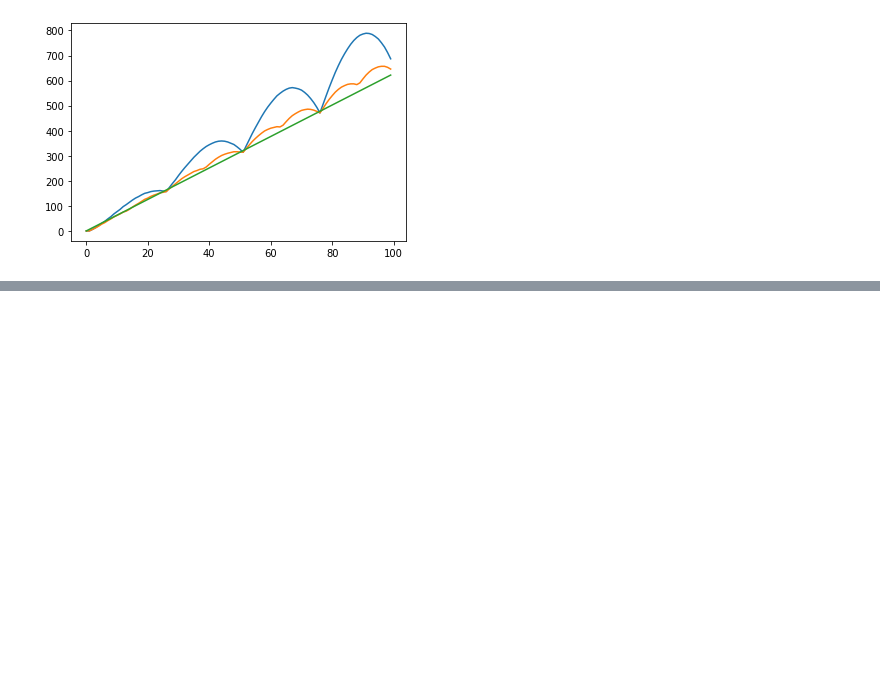
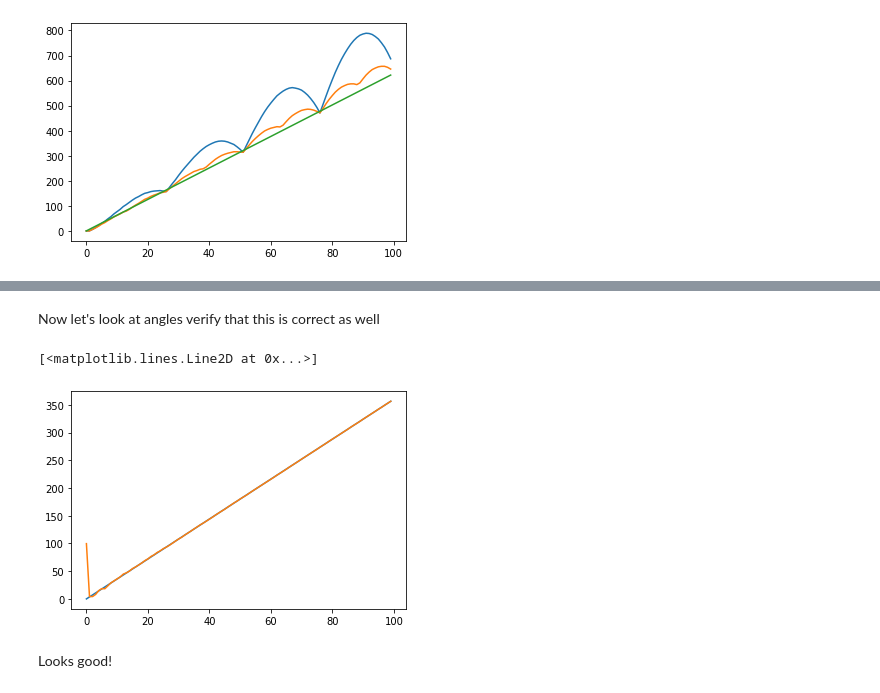
Before and after one commit to newhouseb/alldigitalradio, a Jupyter notebook: research/Trigonometry.ipynb, the cells around one changed output, grey strips where cells are left out. Drawn from its saved outputs; the diff is of its cells as text; code cells hidden in the pictures; blank space fills up the shorter version.

```diff
--- a/research/Trigonometry.ipynb
+++ b/research/Trigonometry.ipynb
@@ -175,0 +180,15 @@ cordic(30, 60)
+# %% [markdown]
+Now let's look at angles verify that this is correct as well
+# %%
+plt.plot(np.rad2deg(np.unwrap(np.angle(inputs*100))))
+
+n = 10
+
+c = Cordic(stages=n)
+c = make_callable(c, inputs=[c.input_x, c.input_y], outputs=[c.output_x, c.output_y, c.angle])
+plt.plot(np.rad2deg(([c(int(np.real(i)*100), int(np.imag(i*100)))[2]/(2**12) for i in np.concatenate((inputs, [0]*(n+2)))][n + 2:])))
+# %% [output]
+[<matplotlib.lines.Line2D at 0x...>]
+[figure, added]
+# %% [markdown]
+Looks good!
```
Also changed, not shown: parts of 14 cells of this notebook, 1 other file.
